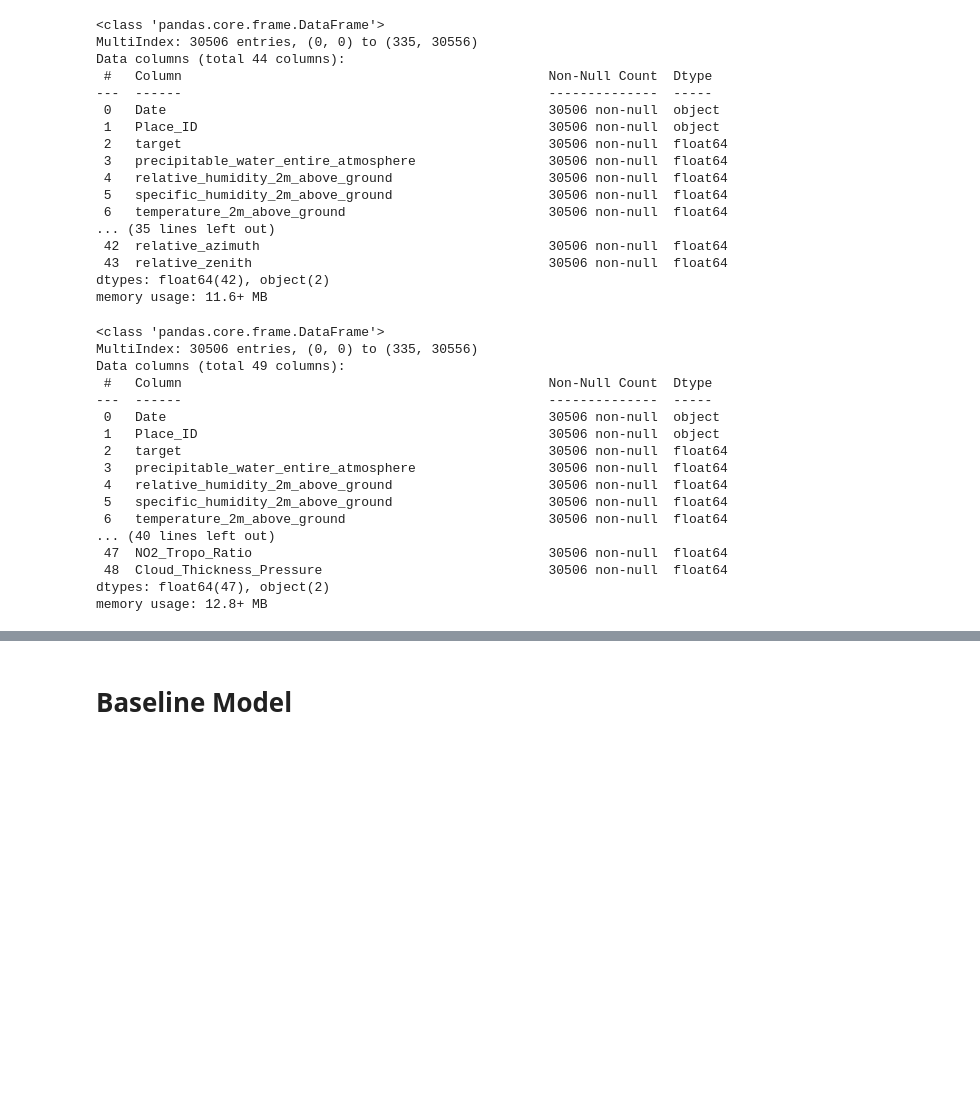
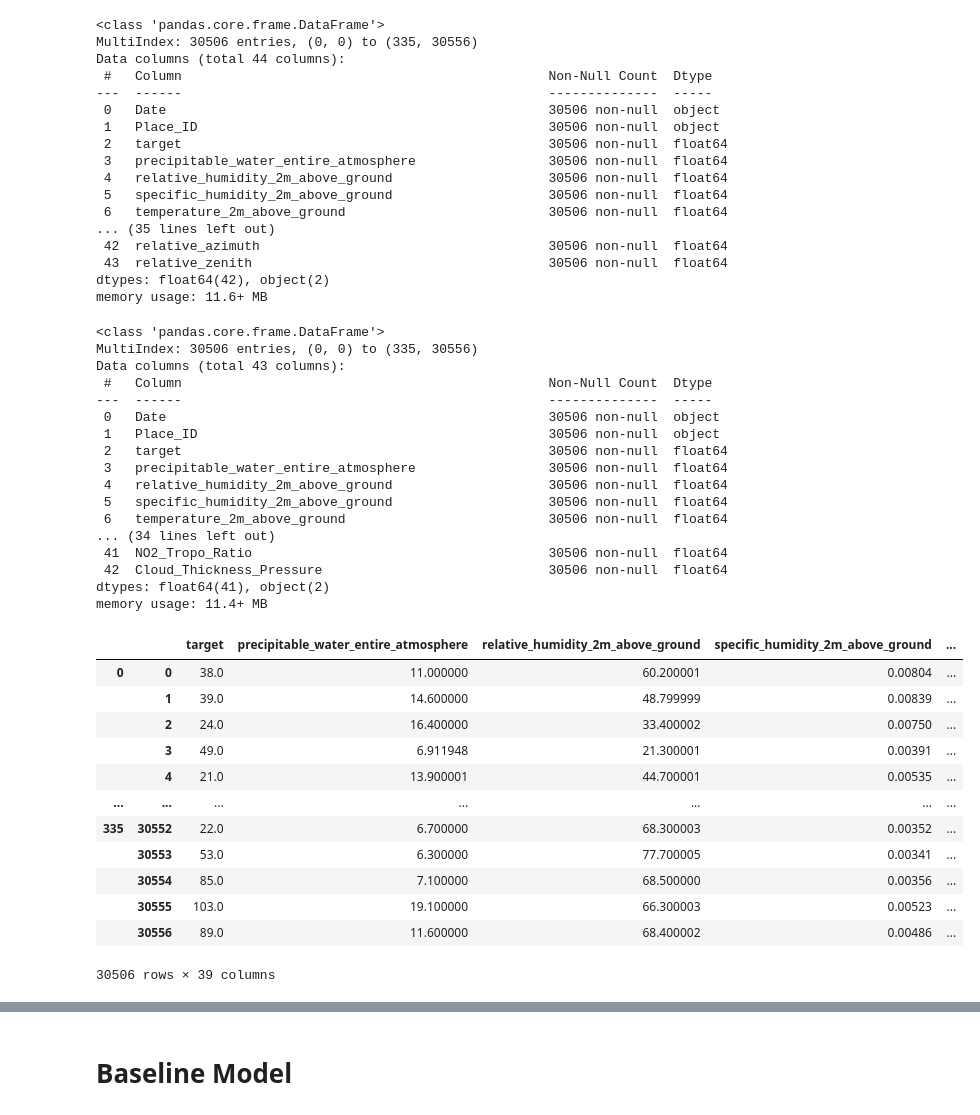
Before and after one commit to paramjolly123/ML_Project_Air_Quality, a Jupyter notebook: Models/EDA_param.ipynb, the cells around one changed output, grey strips where cells are left out. Cells and saved outputs as stored; diff of their text form; code cells hidden in the pictures; blank space fills up the shorter version.

```diff
--- a/Models/EDA_param.ipynb
+++ b/Models/EDA_param.ipynb
@@ -292,6 +297,37 @@ def calculate_atmospheric_indices(df):
 
     return df
 
+def cloud_fraction_reduction(df: pd.DataFrame):
+    """ Preventing feature co linearity by taking the mean of the cloud fraction
+
+    Args:
+        df (pd.DataFrame): original dataframe
+
+    Returns:
+        _type_: output dataframe with the old columns removed and the mean column added
+    """
+    cloud_frac_cols = [c for c in df.columns if 'cloud_fraction' in c]
+    df['mean_cloud_fraction'] = df[cloud_frac_cols].mean(axis=1)
+    df = df.drop(columns=cloud_frac_cols, axis = 1)
+
+    return df
+def sensor_altitude_reduction(df: pd.DataFrame):
+    """ Preventing feature co linearity by taking the mean of the sensor altitudes
+
+    Args:
+        df (pd.DataFrame): original dataframe
+
+    Returns:
+        _type_: output dataframe with the old columns removed and the mean column added
+    """
+    sensor_altitude_cols = [c for c in df.columns if 'sensor_altitude' in c]
+    df['mean_sensor_altitude'] = df[sensor_altitude_cols].mean(axis=1)
+    df = df.drop(columns=sensor_altitude_cols, axis = 1)
+
+    return df
+
+df = cloud_fraction_reduction(df)
+df = sensor_altitude_reduction(df)
 # --- How to use them ---
 df = calculate_air_mass_factors(df)
 df = calculate_atmospheric_indices(df)
@@ -300,7 +336,7 @@ df.info()
 # %% [output]
 <class 'pandas.core.frame.DataFrame'>
 MultiIndex: 30506 entries, (0, 0) to (335, 30556)
-Data columns (total 49 columns):
+Data columns (total 43 columns):
  #   Column                                               Non-Null Count  Dtype
 ---  ------                                               --------------  -----
  0   Date                                                 30506 non-null  object
@@ -310,8 +346,32 @@ Data columns (total 49 columns):
  4   relative_humidity_2m_above_ground                    30506 non-null  float64
  5   specific_humidity_2m_above_ground                    30506 non-null  float64
  6   temperature_2m_above_ground                          30506 non-null  float64
-... (40 lines left out)
- 47  NO2_Tropo_Ratio                                      30506 non-null  float64
- 48  Cloud_Thickness_Pressure                             30506 non-null  float64
-dtypes: float64(47), object(2)
-memory usage: 12.8+ MB
+... (34 lines left out)
+ 41  NO2_Tropo_Ratio                                      30506 non-null  float64
+ 42  Cloud_Thickness_Pressure                             30506 non-null  float64
+dtypes: float64(41), object(2)
+memory usage: 11.4+ MB
+# %%
+cols_to_drop_2 = [
+    "Date",
+    "Place_ID",
+    "L3_CLOUD_cloud_base_height",
+    "L3_CLOUD_cloud_base_pressure"
+]
+
+df = df.drop(columns=cols_to_drop_2)
+df
+# %% [output]
+|  |  | target | precipitable_water_entire_atmosphere | relative_humidity_2m_above_ground | specific_humidity_2m_above_ground | ... |
+| 0 | 0 | 38.0 | 11.000000 | 60.200001 | 0.00804 | ... |
+|  | 1 | 39.0 | 14.600000 | 48.799999 | 0.00839 | ... |
+|  | 2 | 24.0 | 16.400000 | 33.400002 | 0.00750 | ... |
+|  | 3 | 49.0 | 6.911948 | 21.300001 | 0.00391 | ... |
+|  | 4 | 21.0 | 13.900001 | 44.700001 | 0.00535 | ... |
+| ... | ... | ... | ... | ... | ... | ... |
+| 335 | 30552 | 22.0 | 6.700000 | 68.300003 | 0.00352 | ... |
+|  | 30553 | 53.0 | 6.300000 | 77.700005 | 0.00341 | ... |
+|  | 30554 | 85.0 | 7.100000 | 68.500000 | 0.00356 | ... |
+|  | 30555 | 103.0 | 19.100000 | 66.300003 | 0.00523 | ... |
+|  | 30556 | 89.0 | 11.600000 | 68.400002 | 0.00486 | ... |
+30506 rows × 39 columns
```
Also changed, not shown: parts of 5 cells of this notebook, 1 other file.
